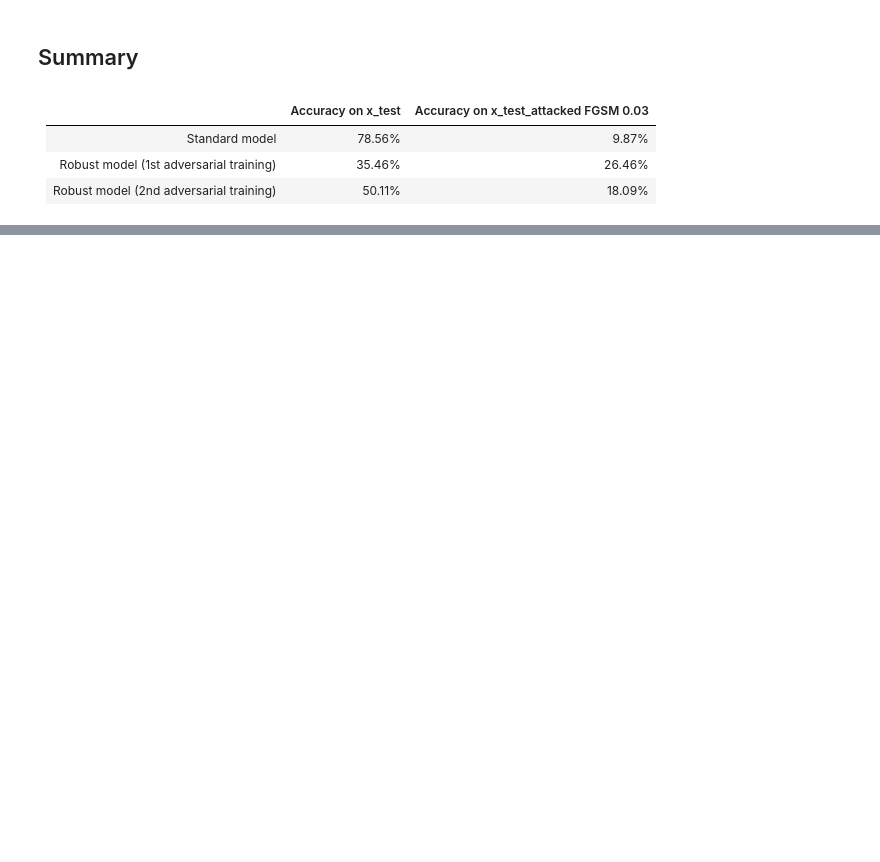
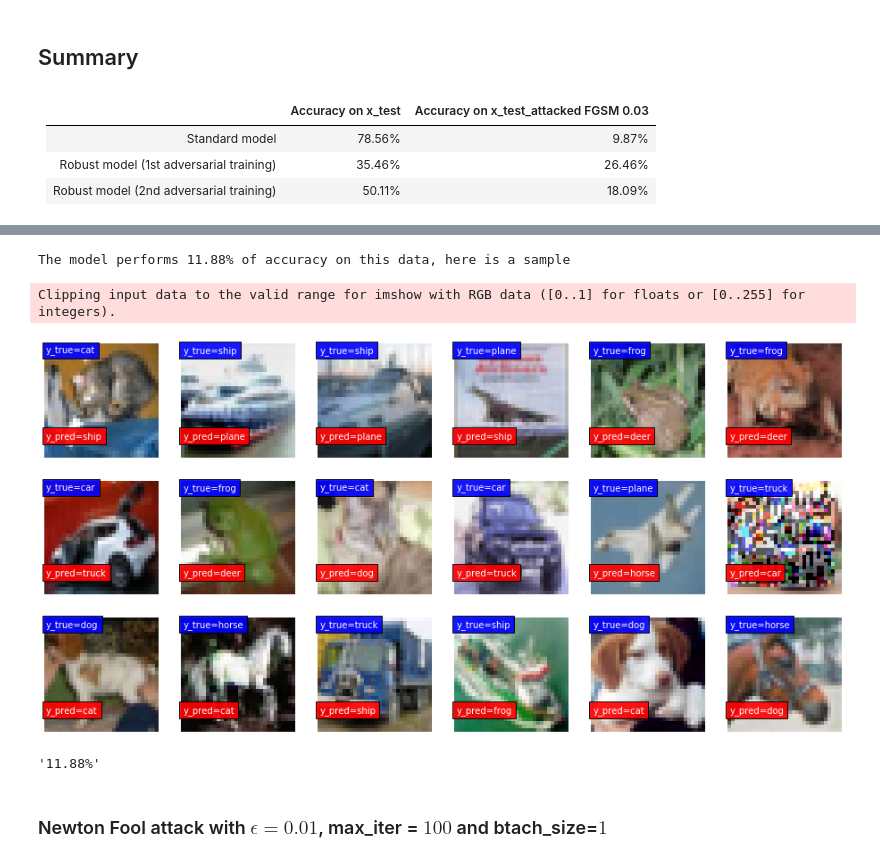
Before and after one commit to brash6/adversarial_attack_image_classif, a Jupyter notebook: Adversarial_Attacks_Project_Summary.ipynb, the cells around one changed output, grey strips where cells are left out. Saved outputs shown, nothing was run; the diff lists cells and outputs as text; code cells hidden in the pictures; blank space fills up the shorter version.

```diff
--- a/Adversarial_Attacks_Project_Summary.ipynb
+++ b/Adversarial_Attacks_Project_Summary.ipynb
@@ -226,0 +247,11 @@ visualization.show_dataset_and_predictions(x_test_attacked_robust_rand_FGSM, y_t
+# %%
+x_test_attacked_CInf2 = np.load(cst.ATTACKED_TEST_CInf2)
+# %%
+visualization.show_dataset_and_predictions(x_test_attacked_CInf2, y_test, model)
+# %% [output]
+The model performs 11.88% of accuracy on this data, here is a sample
+Clipping input data to the valid range for imshow with RGB data ([0..1] for floats or [0..255] for integers).
+[figure, added]
+'11.88%'
+# %% [markdown]
+### Newton Fool attack with $\epsilon=0.01$, max_iter = $100$ and btach_size=$1$
```
Also changed, not shown: parts of 34 cells of this notebook, 6 other files.
